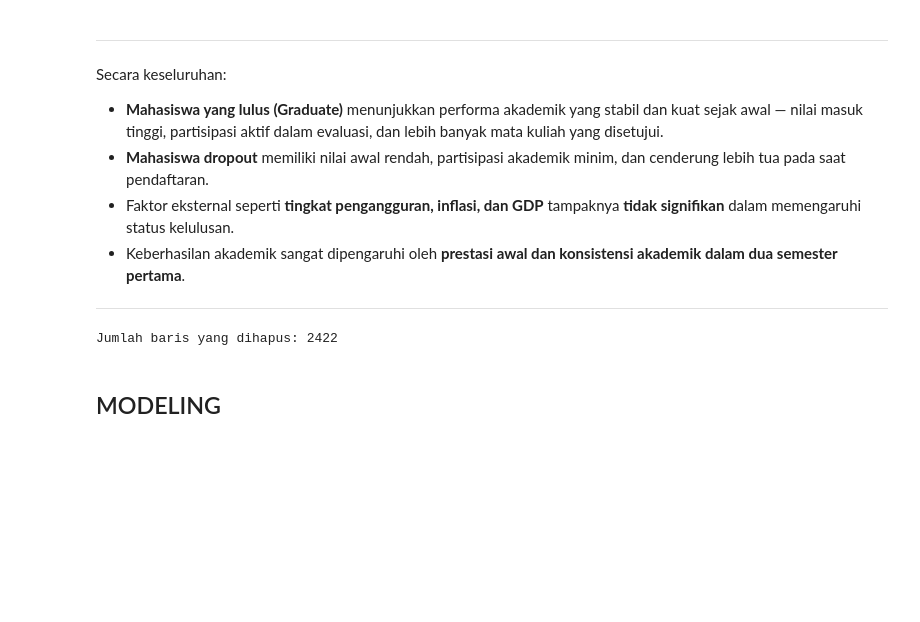
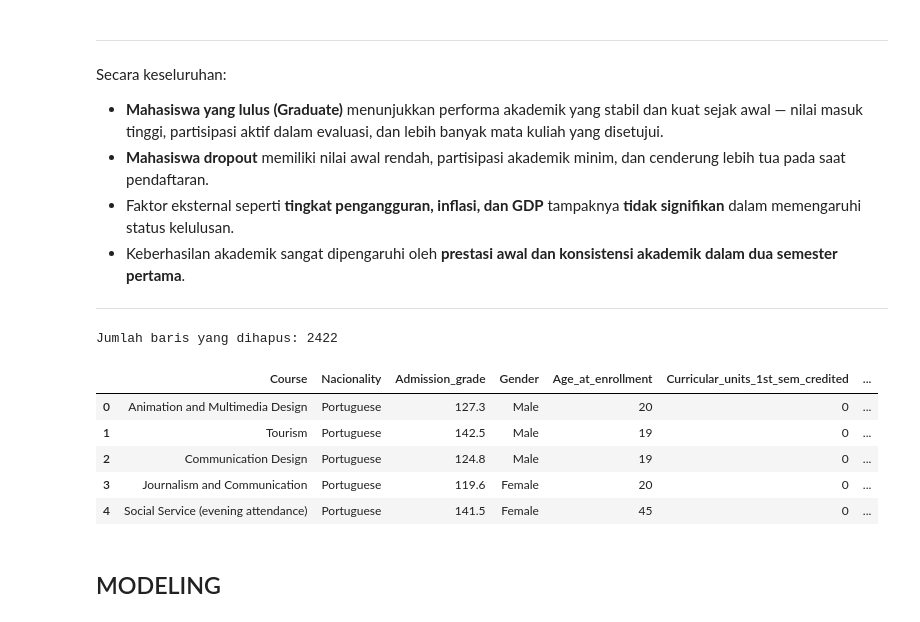
Before and after one commit to yudis2/BPDS2, a Jupyter notebook: notebook.ipynb, the cells around one changed output. Drawn from its saved outputs; the diff is of its cells as text; code cells hidden in the pictures; blank space fills up the shorter version.

```diff
--- a/notebook.ipynb
+++ b/notebook.ipynb
@@ -170,13 +168,27 @@ application_mode = {
 }
 
 course = {
+    33: "Biofuel Production Technologies",
+    171: "Animation and Multimedia Design",
+    8014: "Social Service (evening attendance)",
+    9003: "Agronomy",
+    9070: "Communication Design",
+    9085: "Veterinary Nursing",
+    9119: "Informatics Engineering",
+    9130: "Equinculture",
     9147: "Management",
+    9238: "Social Service",
+    9254: "Tourism",
     9500: "Nursing",
+    9556: "Oral Hygiene",
+    9670: "Advertising and Marketing Management",
     9773: "Journalism and Communication",
+    9853: "Basic Education",
+    9991: "Management (evening attendance)"
 }
 
 daytime_evening_attendance = {
-    1: "Daytime",
+    1: "Daytime"
 }
 
 previous_qualification = {
@@ -186,9 +198,11 @@ previous_qualification = {
 }
 
 nacionality = {
-    1: "Portuguese",
-    22: "Cape Verdean",
-    41: "Brazilian",
+    1: "Portuguese", 2: "German", 6: "Spanish", 11: "Italian", 13: "Dutch",
+    14: "English", 17: "Lithuanian", 21: "Angolan", 22: "Cape Verdean",
+    24: "Guinean", 25: "Mozambican", 26: "Santomean", 32: "Turkish",
+    41: "Brazilian", 62: "Romanian", 100: "Moldova (Republic of)",
+    101: "Mexican", 103: "Ukrainian", 105: "Russian", 108: "Cuban", 109: "Colombian",
 }
 
 occupation = {
@@ -208,6 +222,7 @@ bolops = {
     1: "Yes"
 }
 
+
 gender = {
     0: "Female",
     1: "Male"
@@ -368,6 +409,15 @@ Jumlah baris yang dihapus: 2422
+# %%
+df['Course'] = df['Course'].map(course)
+df['Nacionality'] = df['Nacionality'].map(nacionality)
+df['Gender'] = df['Gender'].map(gender)
 # %%
 # Dari kesimpulan diatas, terdapat fitur yang tidak terlalu berpengaruh terhadap status siswa
 # Menghapus beberapa fitur yang inrelevant
 
-inrelevant_col = ['Unemployment_rate', 'Inflation_rate', 'GDP']
+inrelevant_col = ['Application_order', 'Previous_qualification_grade', 'Unemployment_rate', 'Inflation_rate',
+                  'GDP', 'Marital_status', 'Mothers_qualification', 'Fathers_qualification', 'Application_mode', 'Daytime_evening_attendance',
+    'Previous_qualification', 'Mothers_occupation', 'Fathers_occupation',
+    'Displaced', 'Educational_special_needs', 'Debtor',
+    'Tuition_fees_up_to_date',
+    'Scholarship_holder', 'International']
 df.drop(columns=inrelevant_col, inplace=True)
@@ -374,3 +426,12 @@ df.drop(columns=inrelevant_col, inplace=True)
+# %%
+df.head()
+# %% [output]
+|  | Course | Nacionality | Admission_grade | Gender | Age_at_enrollment | Curricular_units_1st_sem_credited | ... |
+| 0 | Animation and Multimedia Design | Portuguese | 127.3 | Male | 20 | 0 | ... |
+| 1 | Tourism | Portuguese | 142.5 | Male | 19 | 0 | ... |
+| 2 | Communication Design | Portuguese | 124.8 | Male | 19 | 0 | ... |
+| 3 | Journalism and Communication | Portuguese | 119.6 | Female | 20 | 0 | ... |
+| 4 | Social Service (evening attendance) | Portuguese | 141.5 | Female | 45 | 0 | ... |
 # %% [markdown]
 ## MODELING
 # %%
```
Also changed, not shown: parts of 4 cells of this notebook, 5 other files.
